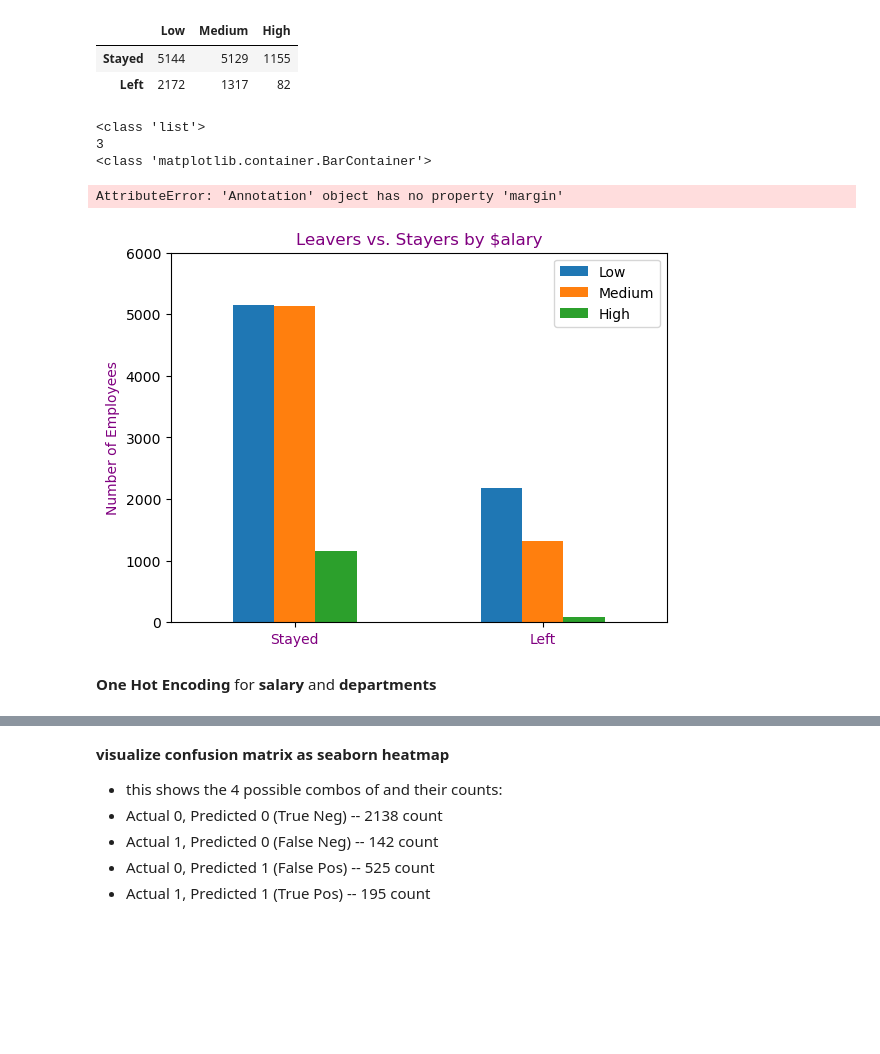
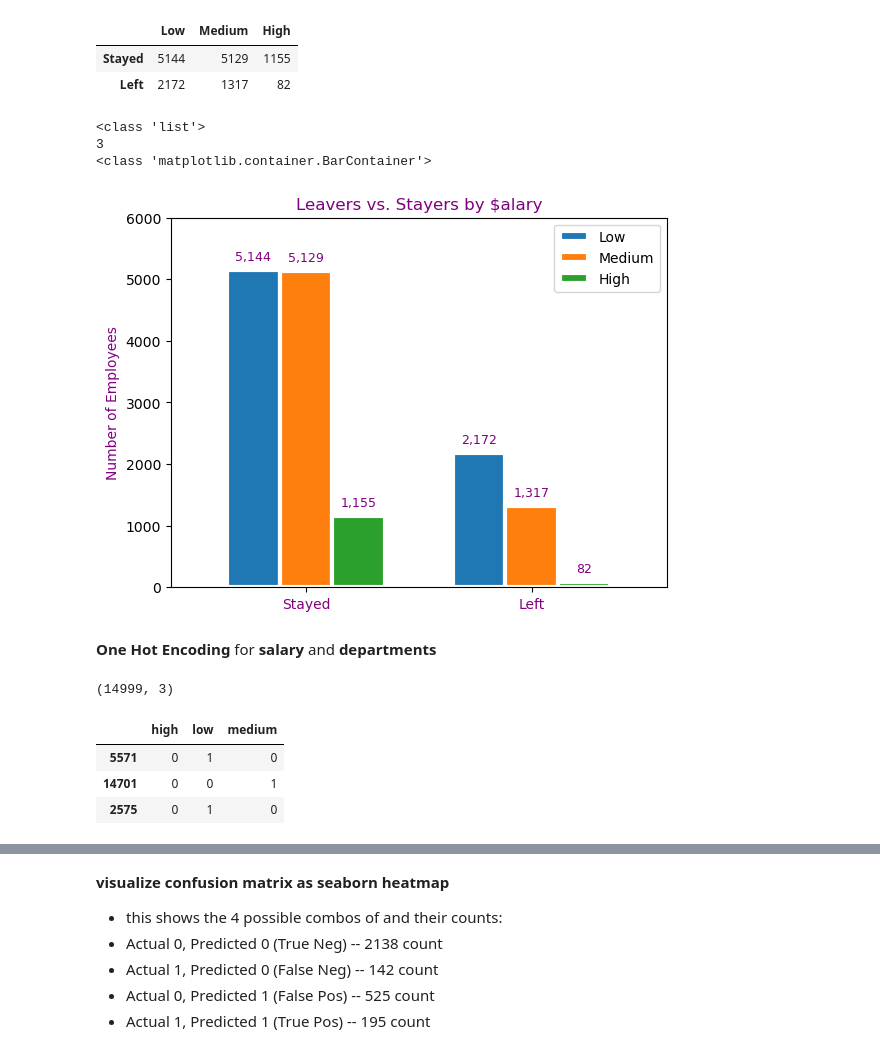
Before and after one commit to brianmccln/Python-Machine-Learning-TMobile-OCt-2025, a Jupyter notebook: __START/_ML_2.5_LogisticRegression_Predict_Employee_Retention_PROG2.ipynb, the cells around one changed output, grey strips where cells are left out. Cells and saved outputs as stored; diff of their text form; code cells hidden in the pictures; blank space fills up the shorter version.

```diff
--- a/__START/_ML_2.5_LogisticRegression_Predict_Employee_Retention_PROG2.ipynb
+++ b/__START/_ML_2.5_LogisticRegression_Predict_Employee_Retention_PROG2.ipynb
@@ -561,32 +561,37 @@ left_vs_stayed_by_salary_df
 | Left | 2172 | 1317 | 82 |
 # %%
 # leavers vs stayers bar again BUT with each bar divided by salary category
-bars = left_vs_stayed_by_salary_df.plot(kind="bar")
+bars = left_vs_stayed_by_salary_df.plot(kind="bar", width=0.7, edgecolor="white", linewidth=3) # for space between grouped columns, use a border the same color as the chart (white)
 plt.title('Leavers vs. Stayers by $alary',color='purple')
 plt.ylabel('Number of Employees',color='purple')
 plt.ylim(0,6000)
 plt.xticks(rotation=0,color='purple')
 
 # loop bars obj and label each sub-bar w numeric value
 # bars is a list of BarContainer
 print(type(bars.containers)) # <class 'list'>
 print(len(bars.containers)) # 3
 print(type(bars.containers[0]))
 # <class 'matplotlib.container.BarContainer'>
 for bar in bars.containers:
     # bar_label is its numeric value
-    bars.bar_label(bar, padding=5,fmt='{:,.0f}', color='purple',fontsize=9)
+    bars.bar_label(bar, padding=5, fmt='{:,.0f}', color='purple',fontsize=9)
 plt.show()
 # %% [output]
 <class 'list'>
 3
 <class 'matplotlib.container.BarContainer'>
-AttributeError: 'Annotation' object has no property 'margin'
-[figure, old version]
+[figure, new version]
 # %% [markdown]
 **One Hot Encoding** for **salary** and **departments**
 # %%
 # convert salary to cat values using get_dummies
-# sal_
-print() # (14999, 3)
-# sal_
+sal_one_hot_enc_df = pd.get_dummies(hr_df['salary'],dtype=int)
+print(sal_one_hot_enc_df.shape) # (14999, 3)
+sal_one_hot_enc_df.sample(3)
+# %% [output]
+(14999, 3)
+|  | high | low | medium |
+| 5571 | 0 | 1 | 0 |
+| 14701 | 0 | 0 | 1 |
+| 2575 | 0 | 1 | 0 |
```
Also changed, not shown: parts of 11 cells of this notebook.
